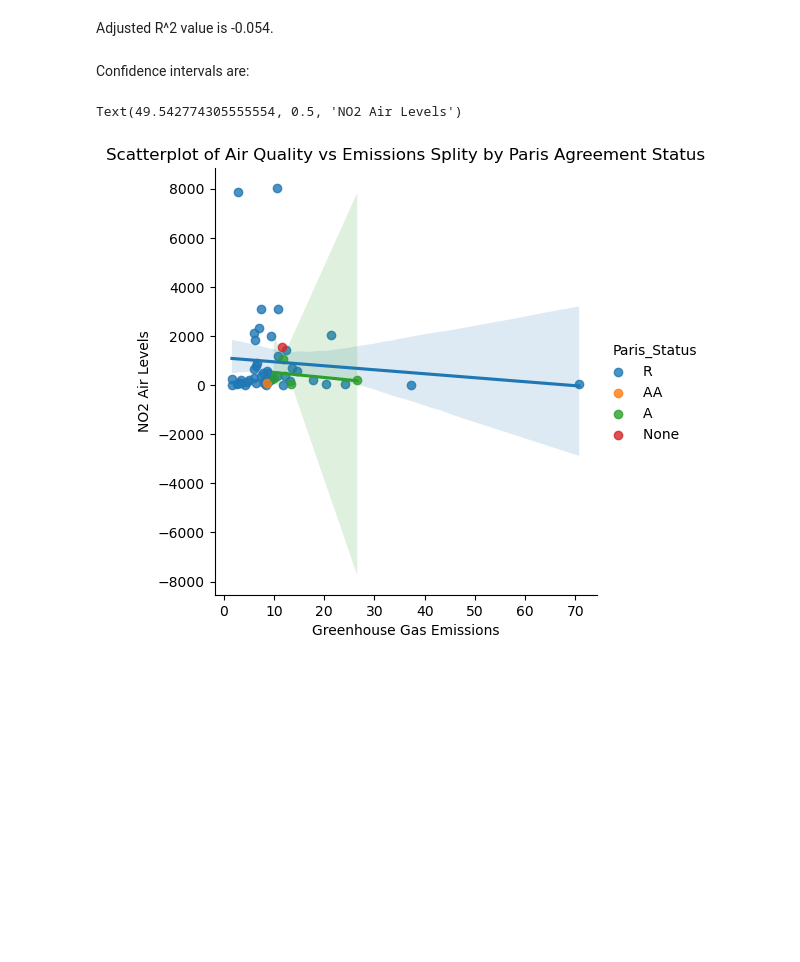
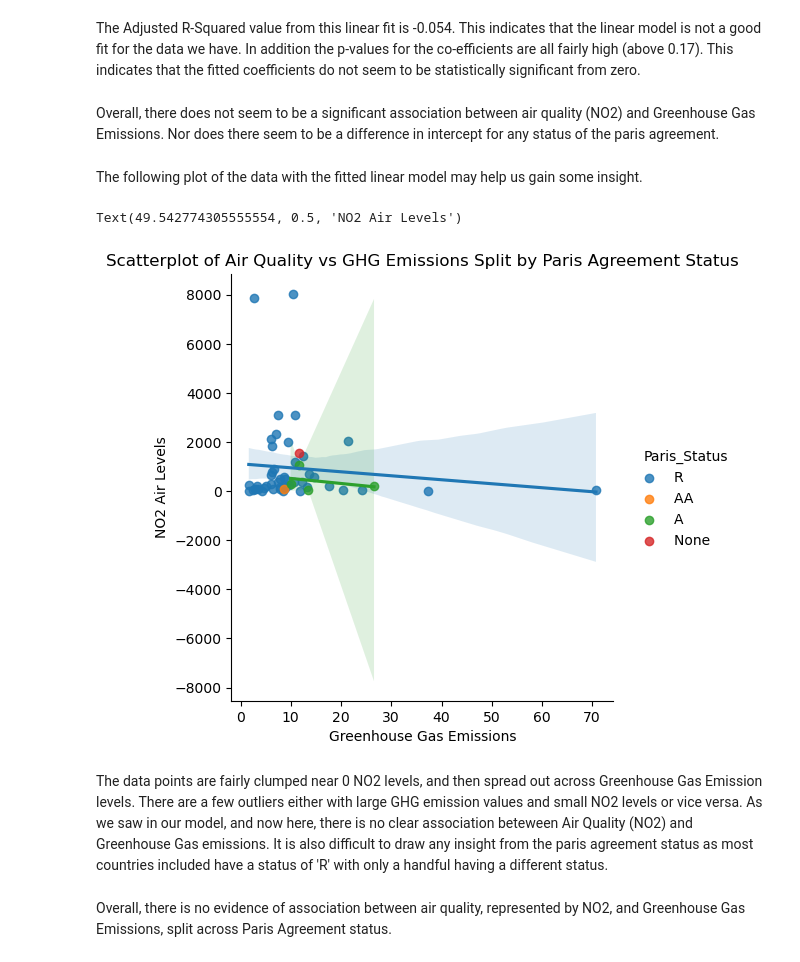
Before and after one commit to jjadeb/CPSC368_Insert_Statements, a Jupyter notebook: Analysis2.ipynb, the cells around one changed output. Drawn from its saved outputs; the diff is of its cells as text; code cells hidden in the pictures; blank space fills up the shorter version.

Commit message:
updated analysis code include commentary

```diff
--- a/Analysis2.ipynb
+++ b/Analysis2.ipynb
@@ -22,11 +37,3 @@ simplified_data = merged_data[["Country_Name", "NO2", "GHG_Emissions", "Date_Joi
 # %%
-warnings.filterwarnings('ignore')
-
-### HERE is where I will do preprocessing to turn data joined variables such as a, AA, and R
-### into one-hot encoded variables
-
-## Initially I thought that only small cities would be missing values,
-# however there seems to be larger cities with missing NO2/GHG values as well
-# so we will go with median imputation. Limitations of this method should be noted
+## Applying median imputation
 simplified_data['NO2'] = simplified_data.groupby("Country_Name")['NO2'].transform(lambda x: x.fillna(x.median()))
-simplified_data['GHG_Emissions'] = simplified_data.groupby("Country_Name")['GHG_Emissions'].transform(lambda x: x.fillna(x.median()))
@@ -72,16 +89,22 @@ Notes:
 [1] Standard Errors assume that the covariance matrix of the errors is correctly specified.
 [2] The smallest eigenvalue is 1.94e-31. This might indicate that there are
 strong multicollinearity problems or that the design matrix is singular.
-# %% [markdown]
-Adjusted R^2 value is -0.054.
-# %% [markdown]
-Confidence intervals are:
+# %% [markdown]
+The Adjusted R-Squared value from this linear fit is -0.054. This indicates that the linear model is not a good fit for the data we have. In addition the p-values for the co-efficients are all fairly high (above 0.17). This indicates that the fitted coefficients do not seem to be statistically significant from zero.
+# %% [markdown]
+Overall, there does not seem to be a significant association between air quality (NO2) and Greenhouse Gas Emissions. Nor does there seem to be a difference in intercept for any status of the paris agreement.
+# %% [markdown]
+The following plot of the data with the fitted linear model may help us gain some insight.
 # %%
 sns.lmplot(x='GHG_Emissions', y='NO2', hue="Paris_Status", data=aggregated_data)
 ax = plt.gca()
-ax.set_title("Scatterplot of Air Quality vs Emissions Splity by Paris Agreement Status")
+ax.set_title("Scatterplot of Air Quality vs GHG Emissions Split by Paris Agreement Status")
 ax.set_xlabel("Greenhouse Gas Emissions")
 ax.set_ylabel("NO2 Air Levels")
 # %% [output]
 Text(49.542774305555554, 0.5, 'NO2 Air Levels')
-[figure, old version]
+[figure, new version]
+# %% [markdown]
+The data points are fairly clumped near 0 NO2 levels, and then spread out across Greenhouse Gas Emission levels. There are a few outliers either with large GHG emission values and small NO2 levels or vice versa. As we saw in our model, and now here, there is no clear association beteween Air Quality (NO2) and Greenhouse Gas emissions. It is also difficult to draw any insight from the paris agreement status as most countries included have a status of 'R' with only a handful having a different status.
+# %% [markdown]
+Overall, there is no evidence of association between air quality, represented by NO2, and Greenhouse Gas Emissions, split across Paris Agreement status.
```
Also changed, not shown: parts of 11 cells of this notebook.
